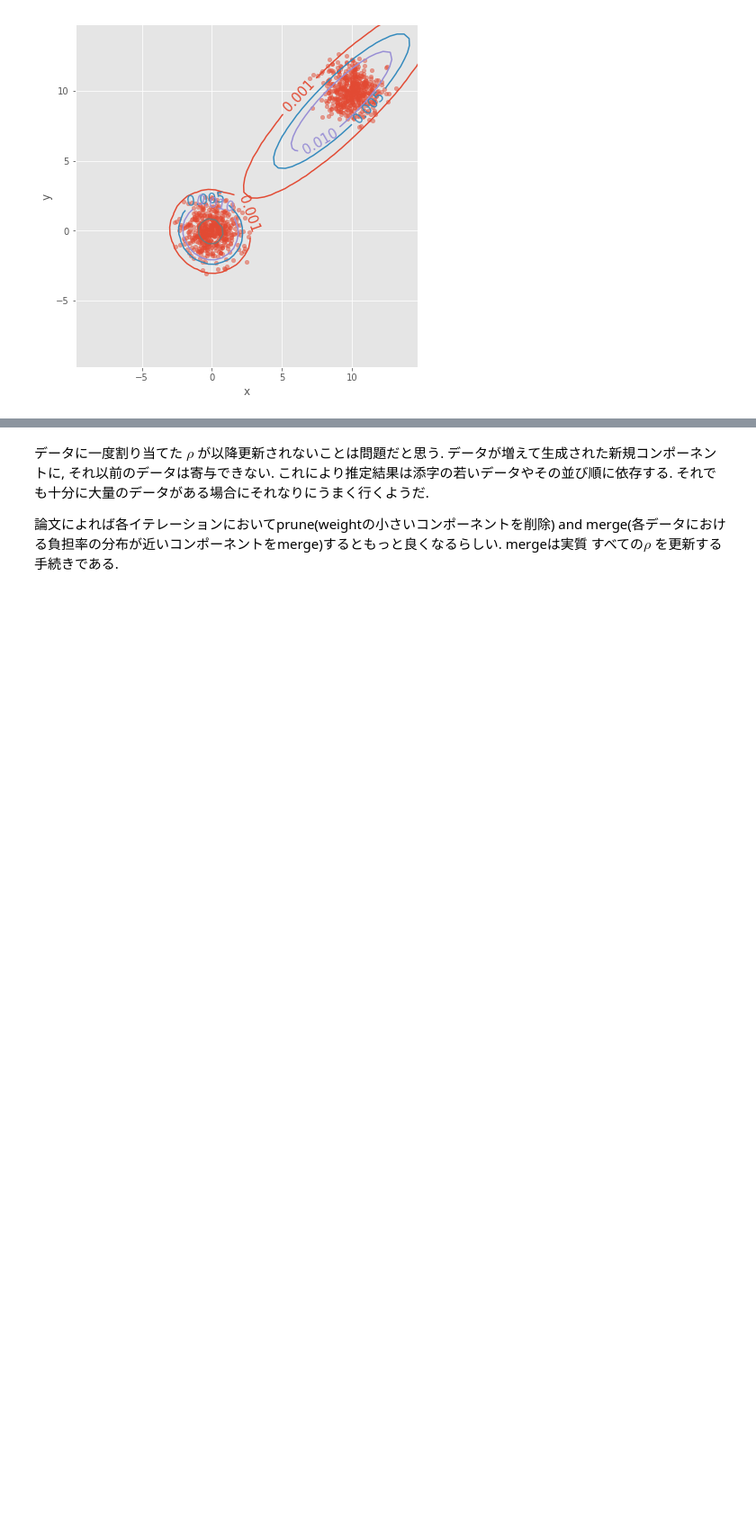
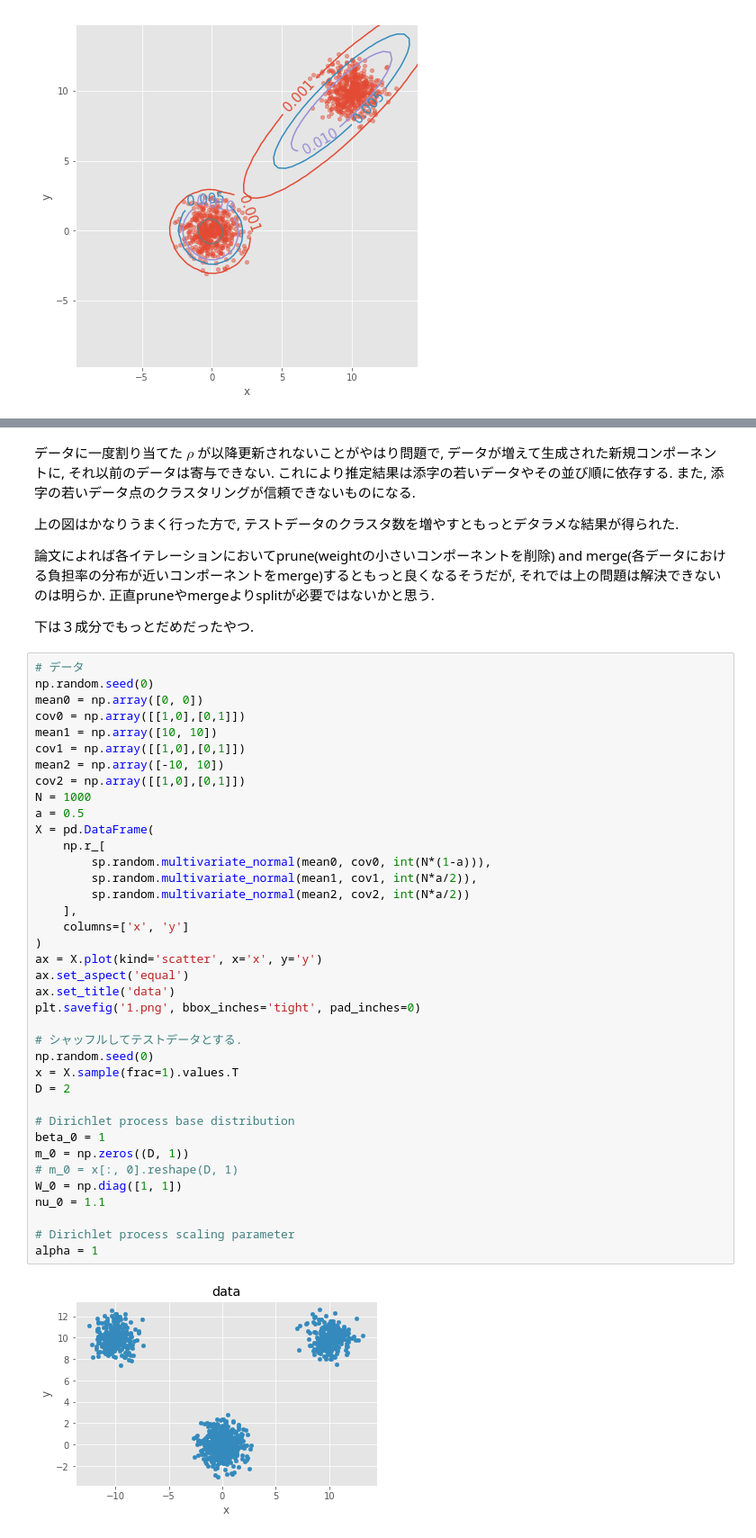
Before and after one commit to kazufusa/til, a Jupyter notebook: 20180826_Lin_2013/readme.ipynb, the cells around one changed output, grey strips where cells are left out. Shown: that part at 90% size. Saved outputs shown, nothing was run; the diff lists cells and outputs as text; blank space fills up the shorter version.

```diff
--- a/20180826_Lin_2013/readme.ipynb
+++ b/20180826_Lin_2013/readme.ipynb
@@ -554,5 +557,49 @@ print(P[(P.group == 1) & (P.x < 5)].head(n=20))
 # %% [markdown]
-データに一度割り当てた $ \rho $ が以降更新されないことは問題だと思う. データが増えて生成された新規コンポーネントに, それ以前のデータは寄与できない. これにより推定結果は添字の若いデータやその並び順に依存する.
-それでも十分に大量のデータがある場合にそれなりにうまく行くようだ.
+データに一度割り当てた $ \rho $ が以降更新されないことがやはり問題で, データが増えて生成された新規コンポーネントに, それ以前のデータは寄与できない. これにより推定結果は添字の若いデータやその並び順に依存する. また, 添字の若いデータ点のクラスタリングが信頼できないものになる.
 
-論文によれば各イテレーションにおいてprune(weightの小さいコンポーネントを削除) and merge(各データにおける負担率の分布が近いコンポーネントをmerge)するともっと良くなるらしい. mergeは実質 すべての$ \rho $ を更新する手続きである.
+上の図はかなりうまく行った方で, テストデータのクラスタ数を増やすともっとデタラメな結果が得られた.
+
+論文によれば各イテレーションにおいてprune(weightの小さいコンポーネントを削除) and merge(各データにおける負担率の分布が近いコンポーネントをmerge)するともっと良くなるそうだが, それでは上の問題は解決できないのは明らか. 正直pruneやmergeよりsplitが必要ではないかと思う.
+
+
+下は３成分でもっとだめだったやつ.
+# %%
+# データ
+np.random.seed(0)
+mean0 = np.array([0, 0])
+cov0 = np.array([[1,0],[0,1]])
+mean1 = np.array([10, 10])
+cov1 = np.array([[1,0],[0,1]])
+mean2 = np.array([-10, 10])
+cov2 = np.array([[1,0],[0,1]])
+N = 1000
+a = 0.5
+X = pd.DataFrame(
+    np.r_[
+        sp.random.multivariate_normal(mean0, cov0, int(N*(1-a))),
+        sp.random.multivariate_normal(mean1, cov1, int(N*a/2)),
+        sp.random.multivariate_normal(mean2, cov2, int(N*a/2))
+    ],
+    columns=['x', 'y']
+)
+ax = X.plot(kind='scatter', x='x', y='y')
+ax.set_aspect('equal')
+ax.set_title('data')
+plt.savefig('1.png', bbox_inches='tight', pad_inches=0)
+
+# シャッフルしてテストデータとする.
+np.random.seed(0)
+x = X.sample(frac=1).values.T
+D = 2
+
+# Dirichlet process base distribution
+beta_0 = 1
+m_0 = np.zeros((D, 1))
+# m_0 = x[:, 0].reshape(D, 1)
+W_0 = np.diag([1, 1])
+nu_0 = 1.1
+
+# Dirichlet process scaling parameter
+alpha = 1
+# %% [output]
+[figure, added]
```
Also changed, not shown: parts of 18 cells of this notebook.
